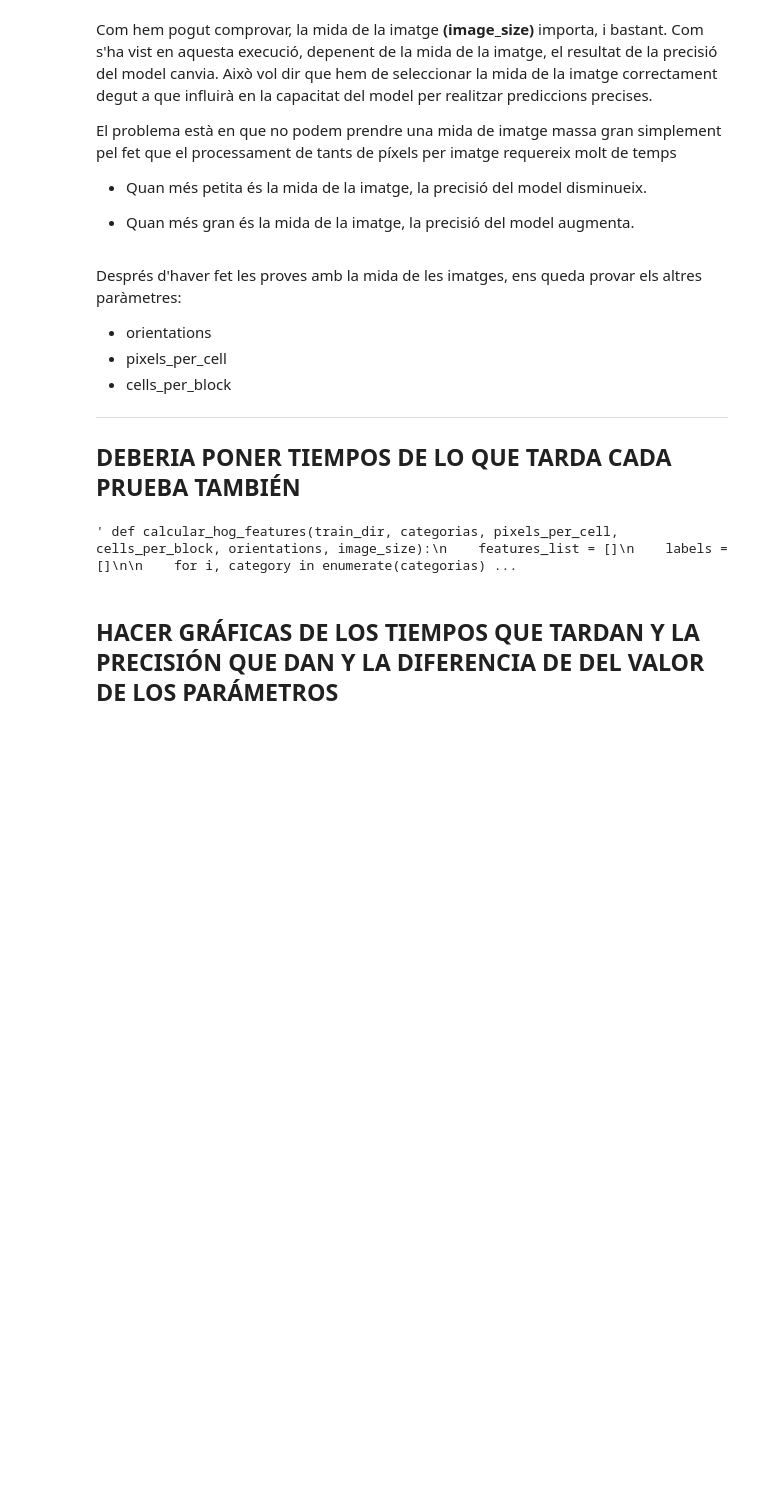
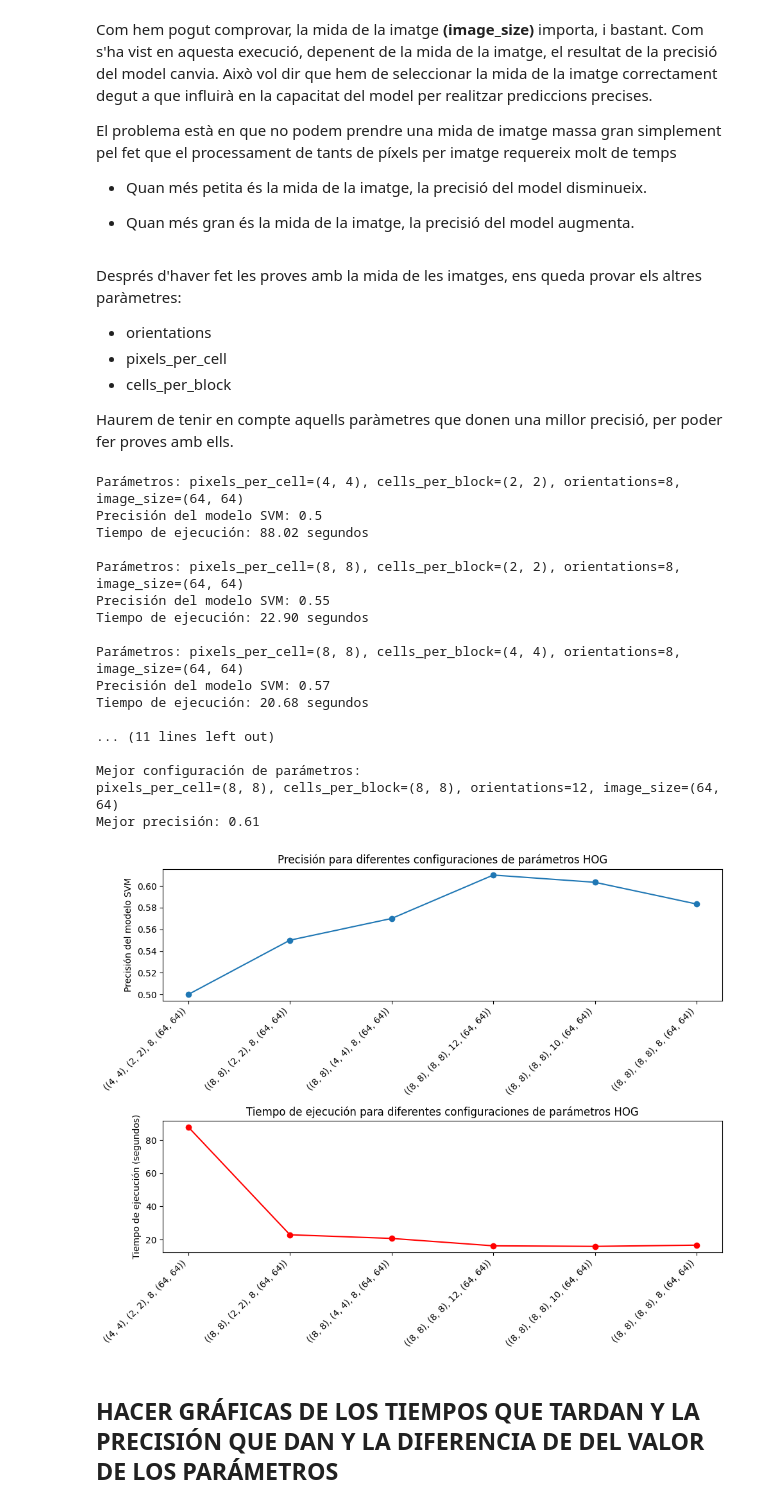
Before and after one commit to alerodriargui/aa_2324, a Jupyter notebook: Practica1/Practica1-v2.ipynb, the cells around one changed output. Cells and saved outputs as stored; diff of their text form; code cells hidden in the pictures; blank space fills up the shorter version.

```diff
--- a/Practica1/Practica1-v2.ipynb
+++ b/Practica1/Practica1-v2.ipynb
@@ -160,11 +160,9 @@ Després d'haver fet les proves amb la mida de les imatges, ens queda provar els
 * pixels_per_cell
 * cells_per_block
 
--------------------------------------
-DEBERIA PONER TIEMPOS DE LO QUE TARDA CADA PRUEBA TAMBIÉN
--------------------------------------
+Haurem de tenir en compte aquells paràmetres que donen una millor precisió, per poder fer proves amb ells.
 # %%
-""" def calcular_hog_features(train_dir, categorias, pixels_per_cell, cells_per_block, orientations, image_size):
+def calcular_hog_features(train_dir, categorias, pixels_per_cell, cells_per_block, orientations, image_size):
     features_list = []
     labels = []
 
@@ -207,16 +205,19 @@ DEBERIA PONER TIEMPOS DE LO QUE TARDA CADA PRUEBA TAMBIÉN
 parametros_a_probar = [
    # ((1, 1), (1, 1), 4, (128, 128)),
     #((2, 2), (2, 2), 4, (128, 128)),
-    ((4, 4), (2, 2), 8, (128, 128)),
-    ((8, 8), (2, 2), 8, (128, 128)),
+    ((4, 4), (2, 2), 8, (64, 64)),
+    ((8, 8), (2, 2), 8, (64, 64)),
     ((8, 8), (4, 4), 8, (64, 64)),
+    ((8, 8), (8, 8), 12, (64, 64)),
+    ((8, 8), (8, 8), 10, (64, 64)),
     ((8, 8), (8, 8), 8, (64, 64)),
-    ((8, 8), (8, 8), 8, (128, 128)),
-    ((8, 8), (8, 8), 8, (256, 256)),
 ]
 
 mejor_precision = 0.0
 mejores_parametros = None
+
+precisions = []
+elapsed_times = []
 
 for params in parametros_a_probar:
     start_time = time.time()
@@ -227,36 +228,73 @@ for params in parametros_a_probar:
     y = df['label']
 
     # Dividir los datos en conjuntos de entrenamiento y prueba
     X_train, X_test, y_train, y_test = train_test_split(X, y, test_size=0.2, random_state=42)
 
     # Crear y entrenar el modelo SVM
     svm_model = SVC(kernel='rbf') # Kernel RBF por defecto
     svm_model.fit(X_train, y_train)
 
     # Realizar predicciones en el conjunto de prueba
     y_pred = svm_model.predict(X_test)
 
     # Calcular la precisión del modelo
     accuracy = accuracy_score(y_test, y_pred)
 
     end_time = time.time()
     elapsed_time = end_time - start_time
-
+    precisions.append(accuracy)
+    elapsed_times.append(elapsed_time)
     print(f"Parámetros: pixels_per_cell={params[0]}, cells_per_block={params[1]}, orientations={params[2]}, image_size={params[3]}")
     print("Precisión del modelo SVM:", accuracy)
     print(f"Tiempo de ejecución: {elapsed_time:.2f} segundos")
     print()
 
     # Actualizar la mejor precisión y los mejores parámetros si es necesario
     if accuracy > mejor_precision:
         mejor_precision = accuracy
         mejores_parametros = params
 
 print("Mejor configuración de parámetros:")
 print(f"pixels_per_cell={mejores_parametros[0]}, cells_per_block={mejores_parametros[1]}, orientations={mejores_parametros[2]}, image_size={mejores_parametros[3]}")
-print("Mejor precisión:", mejor_precision) """
+print("Mejor precisión:", mejor_precision)
+# Crear gráficas
+fig, (ax1, ax2) = plt.subplots(2, 1, figsize=(10, 8))
+
+# Gráfica de precisión
+ax1.plot(range(len(parametros_a_probar)), precisions, marker='o')
+ax1.set_xticks(range(len(parametros_a_probar)))
+ax1.set_xticklabels([str(params) for params in parametros_a_probar], rotation=45, ha='right')
+ax1.set_ylabel('Precisión del modelo SVM')
+ax1.set_title('Precisión para diferentes configuraciones de parámetros HOG')
+
+# Gráfica de tiempo de ejecución
+ax2.plot(range(len(parametros_a_probar)), elapsed_times, marker='o', color='r')
+ax2.set_xticks(range(len(parametros_a_probar)))
+ax2.set_xticklabels([str(params) for params in parametros_a_probar], rotation=45, ha='right')
+ax2.set_ylabel('Tiempo de ejecución (segundos)')
+ax2.set_title('Tiempo de ejecución para diferentes configuraciones de parámetros HOG')
+
+plt.tight_layout()
+plt.show()
 # %% [output]
-' def calcular_hog_features(train_dir, categorias, pixels_per_cell, cells_per_block, orientations, image_size):\n    features_list = []\n    labels = []\n\n    for i, category in enumerate(categorias) ...
+Parámetros: pixels_per_cell=(4, 4), cells_per_block=(2, 2), orientations=8, image_size=(64, 64)
+Precisión del modelo SVM: 0.5
+Tiempo de ejecución: 88.02 segundos
+
+Parámetros: pixels_per_cell=(8, 8), cells_per_block=(2, 2), orientations=8, image_size=(64, 64)
+Precisión del modelo SVM: 0.55
+Tiempo de ejecución: 22.90 segundos
+
+Parámetros: pixels_per_cell=(8, 8), cells_per_block=(4, 4), orientations=8, image_size=(64, 64)
+Precisión del modelo SVM: 0.57
+Tiempo de ejecución: 20.68 segundos
+
+... (11 lines left out)
+
+Mejor configuración de parámetros:
+pixels_per_cell=(8, 8), cells_per_block=(8, 8), orientations=12, image_size=(64, 64)
+Mejor precisión: 0.61
+[figure, added]
 # %% [markdown]
 ## HACER GRÁFICAS DE LOS TIEMPOS QUE TARDAN Y LA PRECISIÓN QUE DAN Y LA DIFERENCIA DE DEL VALOR DE LOS PARÁMETROS
 # %% [markdown]
```
Also changed, not shown: parts of 2 cells of this notebook, 1 other file.
